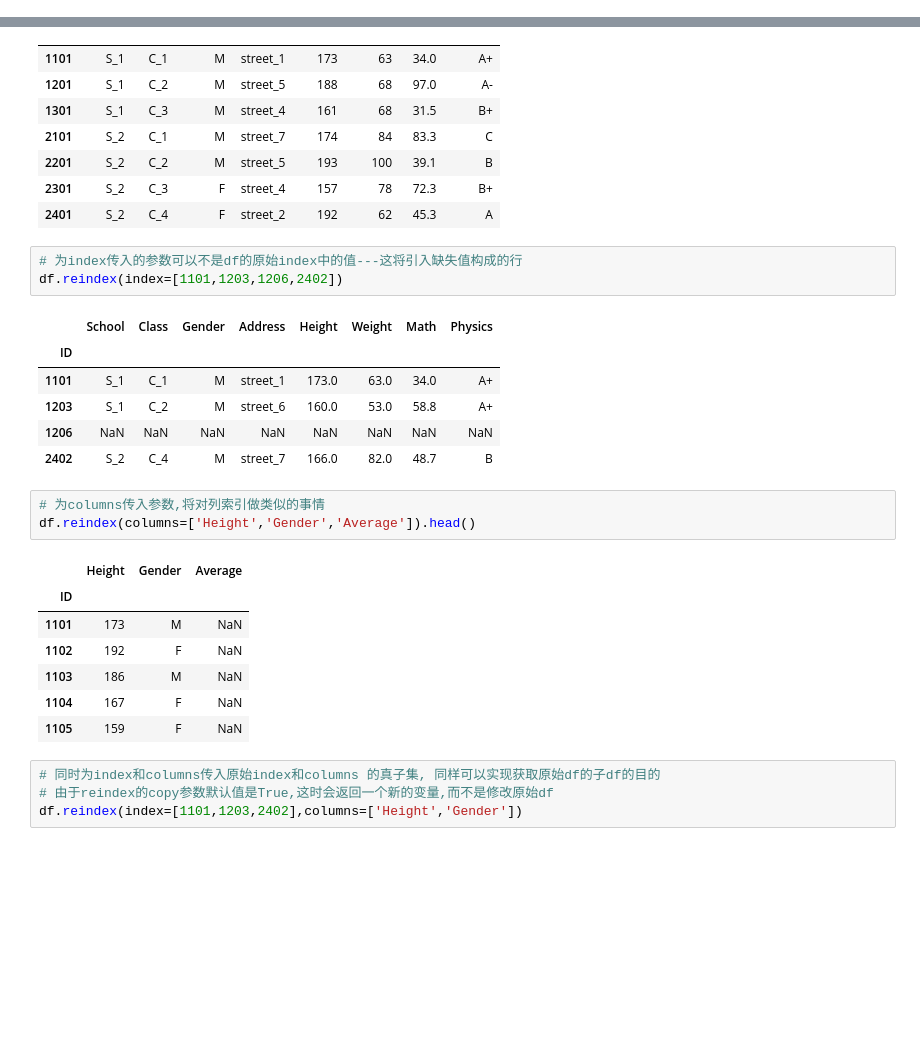
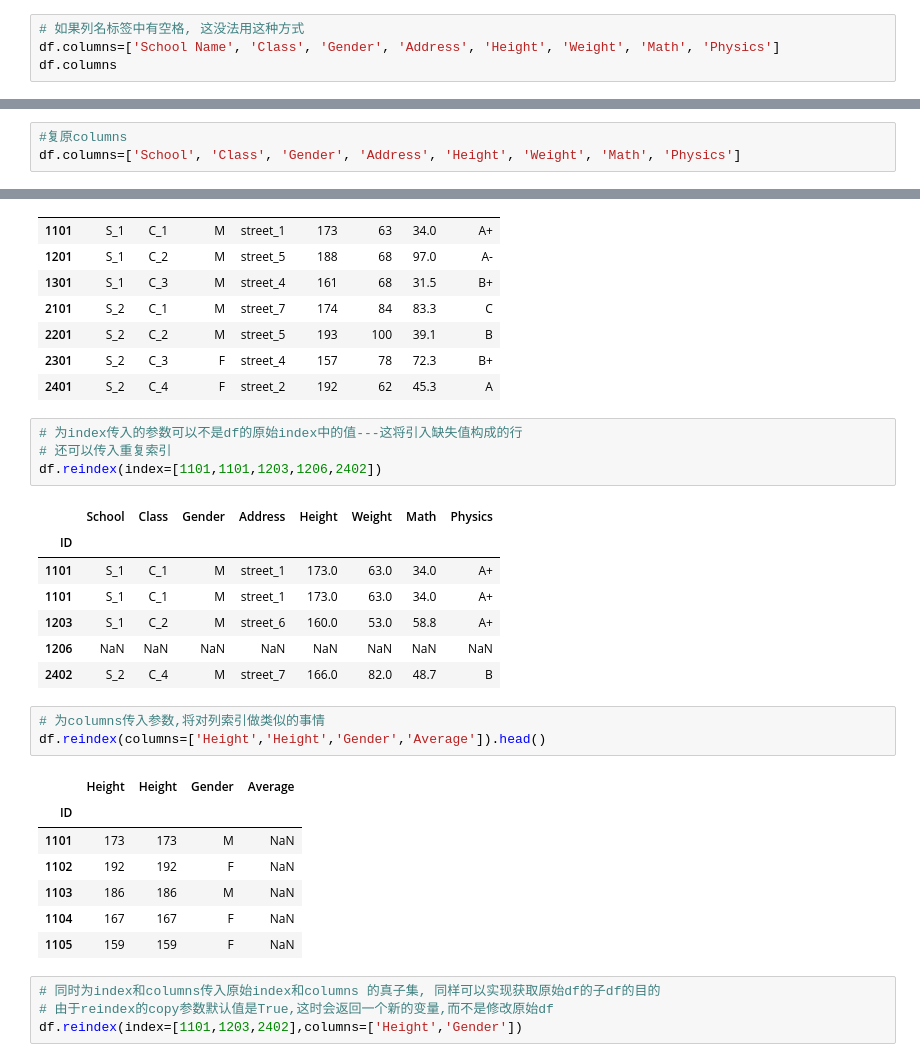
Before and after one commit to flashriver/joyfull_pandas, a Jupyter notebook: 02.ipynb, the cells around one changed output, grey strips where cells are left out. Cells and saved outputs as stored; diff of their text form; blank space fills up the shorter version.

```diff
--- a/02.ipynb
+++ b/02.ipynb
@@ -515,3 +742,7 @@ ID
 1104    S_1
 1105    S_1
 Name: School, dtype: object
+# %%
+# 如果列名标签中有空格, 这没法用这种方式
+df.columns=['School Name', 'Class', 'Gender', 'Address', 'Height', 'Weight', 'Math', 'Physics']
+df.columns
@@ -518,3 +769,6 @@ Name: School, dtype: object
+# %%
+#复原columns
+df.columns=['School', 'Class', 'Gender', 'Address', 'Height', 'Weight', 'Math', 'Physics']
 # %% [markdown]
 #### ④ 多列索引：
 # %%
@@ -1450,25 +2236,27 @@ df.reindex(index=list(df.index)[::5])
 | 2401 | S_2 | C_4 | F | street_2 | 192 | 62 | 45.3 | A |
 # %%
 # 为index传入的参数可以不是df的原始index中的值---这将引入缺失值构成的行
-df.reindex(index=[1101,1203,1206,2402])
+# 还可以传入重复索引
+df.reindex(index=[1101,1101,1203,1206,2402])
 # %% [output]
 |  | School | Class | Gender | Address | Height | Weight | Math | Physics |
 | ID |  |  |  |  |  |  |  |  |
+| 1101 | S_1 | C_1 | M | street_1 | 173.0 | 63.0 | 34.0 | A+ |
 | 1101 | S_1 | C_1 | M | street_1 | 173.0 | 63.0 | 34.0 | A+ |
 | 1203 | S_1 | C_2 | M | street_6 | 160.0 | 53.0 | 58.8 | A+ |
 | 1206 | NaN | NaN | NaN | NaN | NaN | NaN | NaN | NaN |
 | 2402 | S_2 | C_4 | M | street_7 | 166.0 | 82.0 | 48.7 | B |
 # %%
 # 为columns传入参数,将对列索引做类似的事情
-df.reindex(columns=['Height','Gender','Average']).head()
+df.reindex(columns=['Height','Height','Gender','Average']).head()
 # %% [output]
-|  | Height | Gender | Average |
-| ID |  |  |  |
-| 1101 | 173 | M | NaN |
-| 1102 | 192 | F | NaN |
-| 1103 | 186 | M | NaN |
-| 1104 | 167 | F | NaN |
-| 1105 | 159 | F | NaN |
+|  | Height | Height | Gender | Average |
+| ID |  |  |  |  |
+| 1101 | 173 | 173 | M | NaN |
+| 1102 | 192 | 192 | F | NaN |
+| 1103 | 186 | 186 | M | NaN |
+| 1104 | 167 | 167 | F | NaN |
+| 1105 | 159 | 159 | F | NaN |
 # %%
 # 同时为index和columns传入原始index和columns 的真子集, 同样可以实现获取原始df的子df的目的
 # 由于reindex的copy参数默认值是True,这时会返回一个新的变量,而不是修改原始df
```
Also changed, not shown: parts of 227 cells of this notebook.
